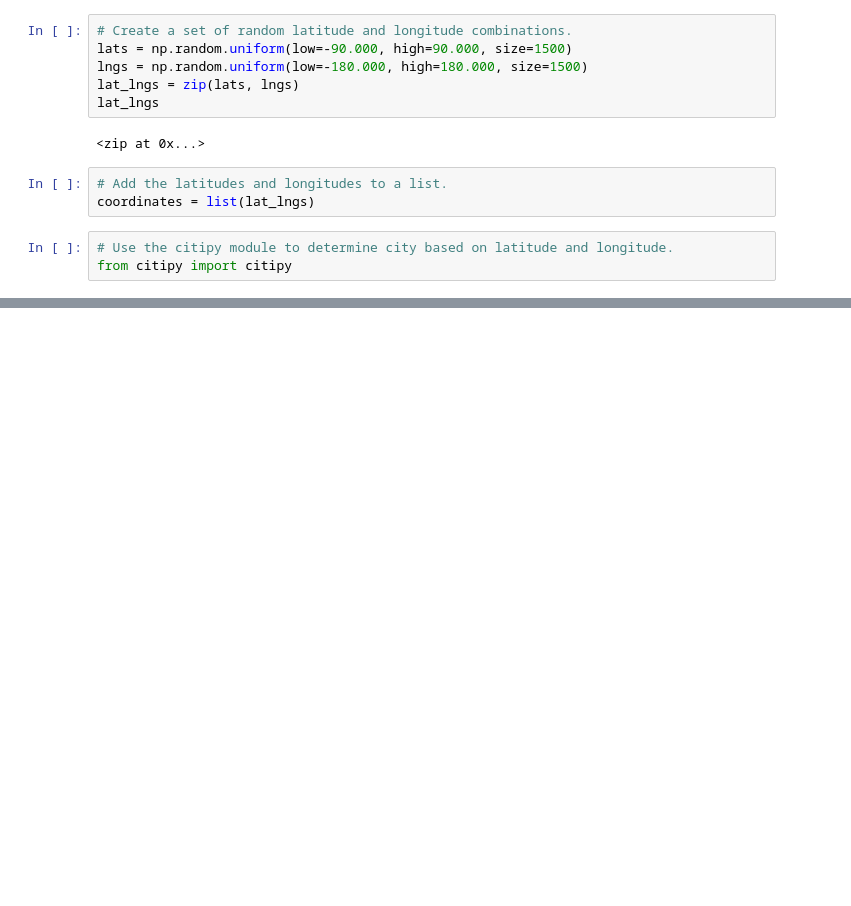
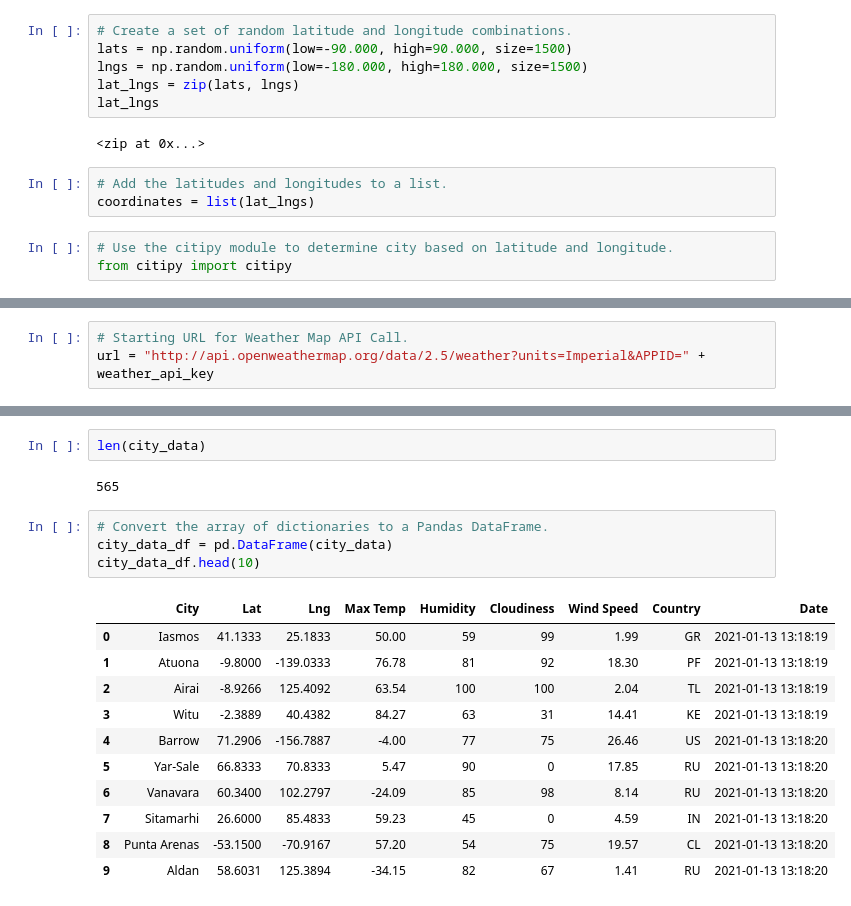
Before and after one commit to aortiz224/World_Weather_Analysis, a Jupyter notebook: WeatherPy.ipynb, the cells around one changed output, grey strips where cells are left out. Saved outputs shown, nothing was run; the diff lists cells and outputs as text; blank space fills up the shorter version.

Commit message:
updated WeatherPy files

```diff
--- a/WeatherPy.ipynb
+++ b/WeatherPy.ipynb
@@ -32,0 +38,3 @@ len(cities)
+# %%
+# Starting URL for Weather Map API Call.
+url = "http://api.openweathermap.org/data/2.5/weather?units=Imperial&APPID=" + weather_api_key
@@ -32,0 +120,20 @@ len(cities)
+# %%
+len(city_data)
+# %% [output]
+565
+# %%
+# Convert the array of dictionaries to a Pandas DataFrame.
+city_data_df = pd.DataFrame(city_data)
+city_data_df.head(10)
+# %% [output]
+|  | City | Lat | Lng | Max Temp | Humidity | Cloudiness | Wind Speed | Country | Date |
+| 0 | Iasmos | 41.1333 | 25.1833 | 50.00 | 59 | 99 | 1.99 | GR | 2021-01-13 13:18:19 |
+| 1 | Atuona | -9.8000 | -139.0333 | 76.78 | 81 | 92 | 18.30 | PF | 2021-01-13 13:18:19 |
+| 2 | Airai | -8.9266 | 125.4092 | 63.54 | 100 | 100 | 2.04 | TL | 2021-01-13 13:18:19 |
+| 3 | Witu | -2.3889 | 40.4382 | 84.27 | 63 | 31 | 14.41 | KE | 2021-01-13 13:18:19 |
+| 4 | Barrow | 71.2906 | -156.7887 | -4.00 | 77 | 75 | 26.46 | US | 2021-01-13 13:18:20 |
+| 5 | Yar-Sale | 66.8333 | 70.8333 | 5.47 | 90 | 0 | 17.85 | RU | 2021-01-13 13:18:20 |
+| 6 | Vanavara | 60.3400 | 102.2797 | -24.09 | 85 | 98 | 8.14 | RU | 2021-01-13 13:18:20 |
+| 7 | Sitamarhi | 26.6000 | 85.4833 | 59.23 | 45 | 0 | 4.59 | IN | 2021-01-13 13:18:20 |
+| 8 | Punta Arenas | -53.1500 | -70.9167 | 57.20 | 54 | 75 | 19.57 | CL | 2021-01-13 13:18:20 |
+| 9 | Aldan | 58.6031 | 125.3894 | -34.15 | 82 | 67 | 1.41 | RU | 2021-01-13 13:18:20 |
```
Also changed, not shown: parts of 6 cells of this notebook, 2 other files.
